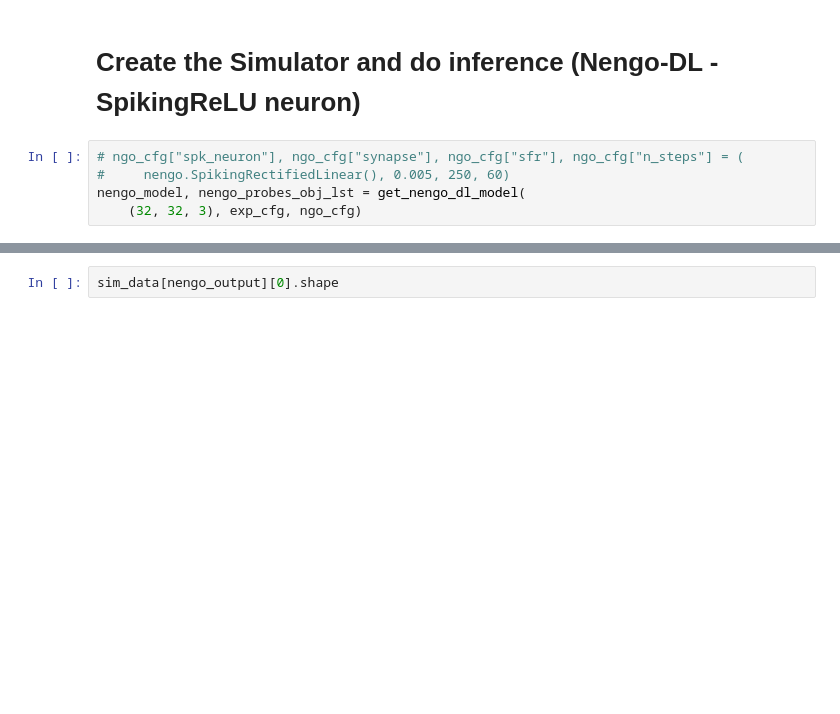
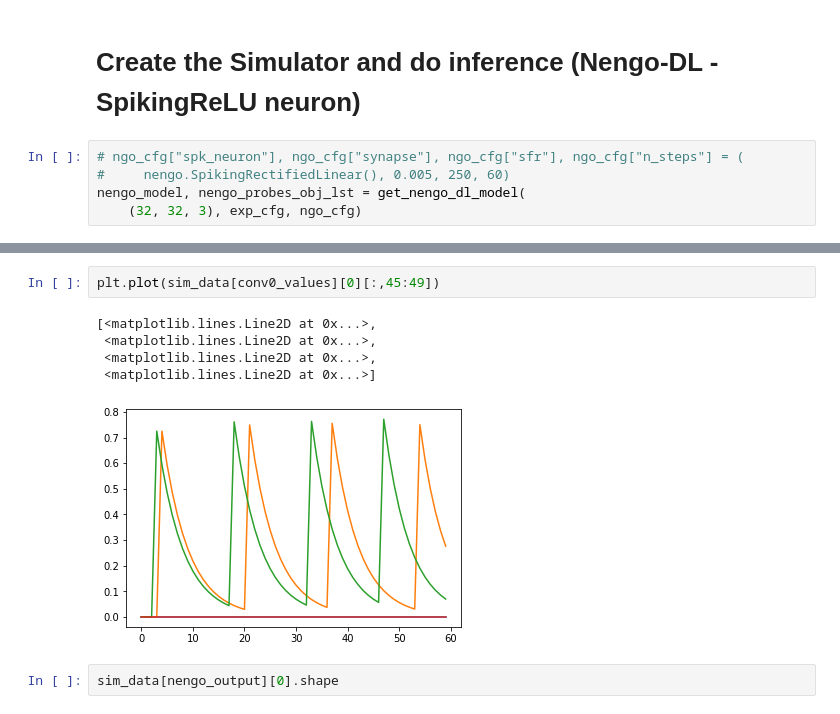
Before and after one commit to R-Gaurav/SpikingMaxPooling, a Jupyter notebook: src/nengo_dl_test/nengo_dl_test.ipynb, the cells around one changed output, grey strips where cells are left out. Drawn from its saved outputs; the diff is of its cells as text; blank space fills up the shorter version.

```diff
--- a/src/nengo_dl_test/nengo_dl_test.ipynb
+++ b/src/nengo_dl_test/nengo_dl_test.ipynb
@@ -129,3 +157,11 @@ Batch: 100 Done.
+# %%
+plt.plot(sim_data[conv0_values][0][:,45:49])
+# %% [output]
+[<matplotlib.lines.Line2D at 0x...>,
+ <matplotlib.lines.Line2D at 0x...>,
+ <matplotlib.lines.Line2D at 0x...>,
+ <matplotlib.lines.Line2D at 0x...>]
+[figure, added]
 # %%
 sim_data[nengo_output][0].shape
 # %% [output]
```
Also changed, not shown: parts of 18 cells of this notebook, 29 other files.
